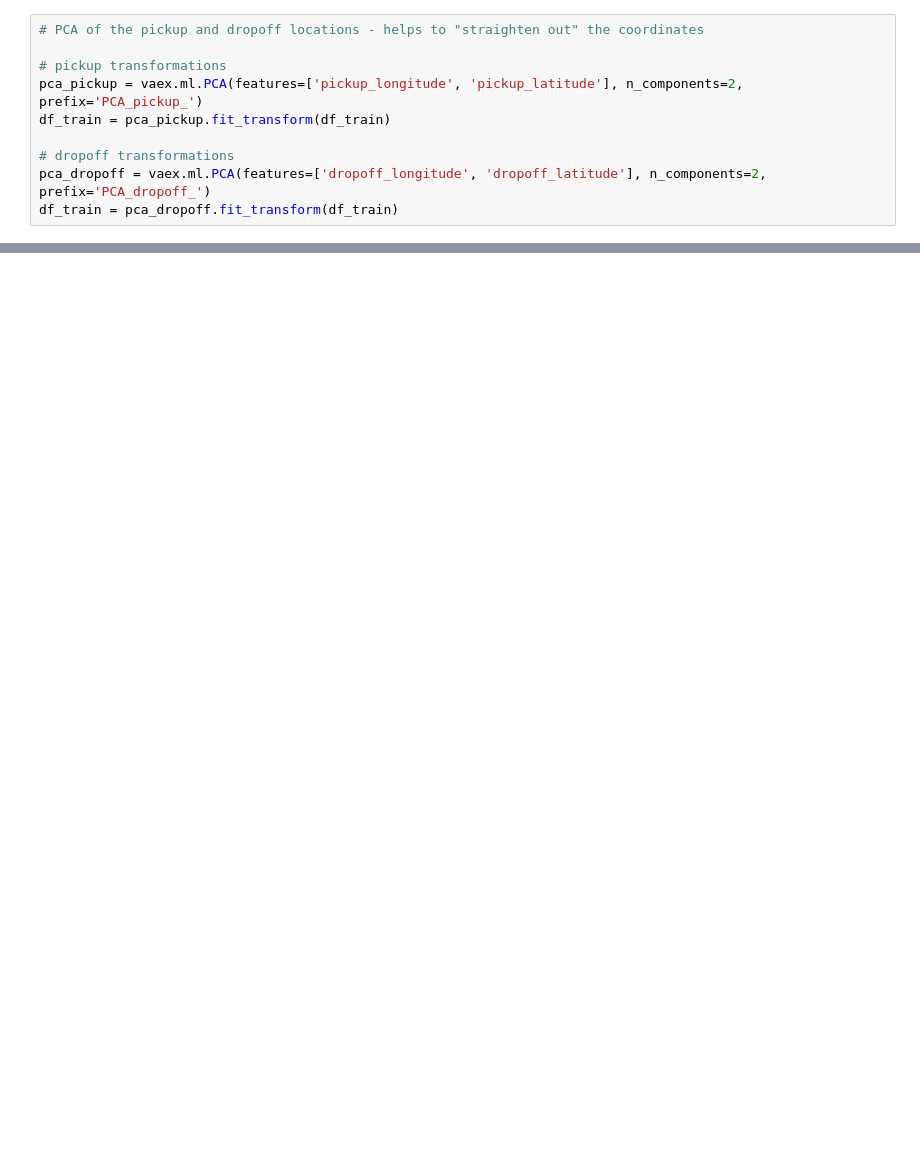
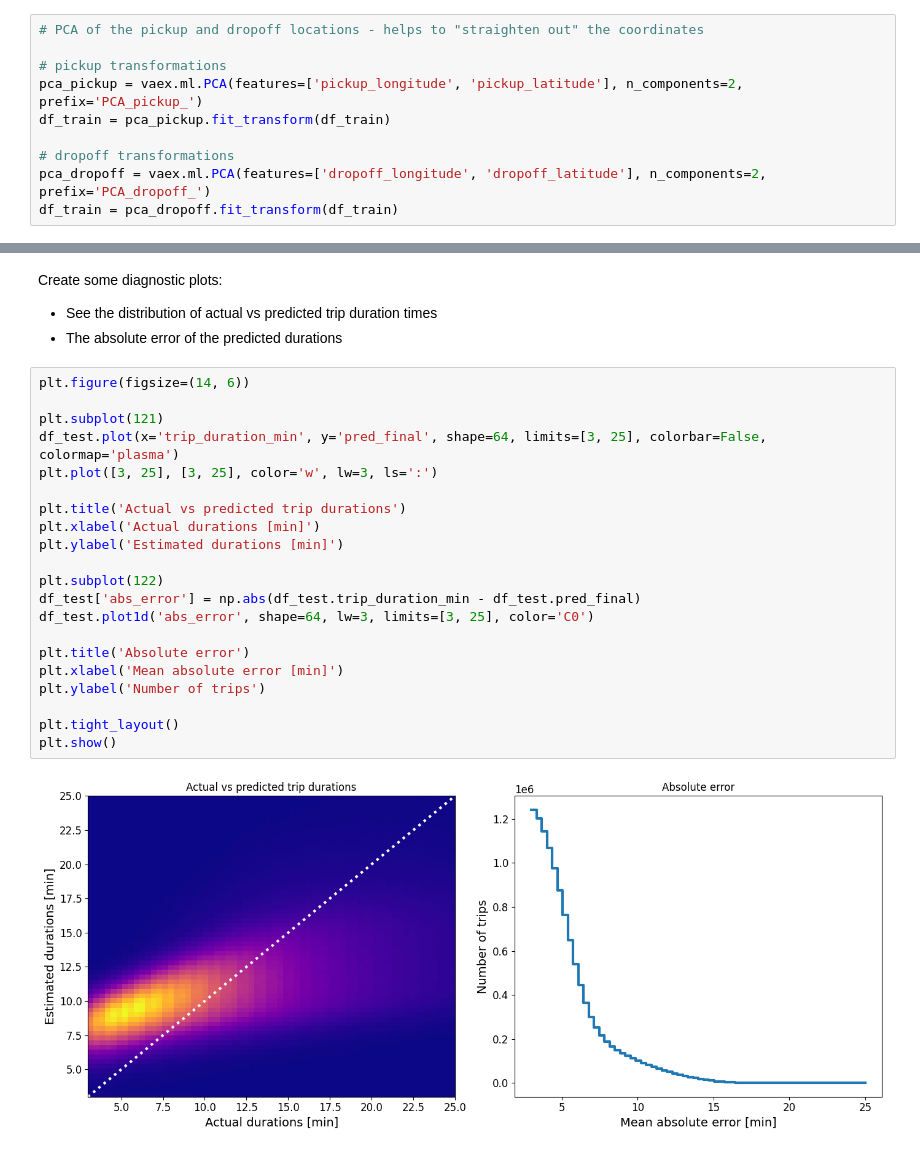
Before and after one commit to natech123/presenation_playground, a Jupyter notebook: vaex_ml.ipynb, the cells around one changed output, grey strips where cells are left out. Drawn from its saved outputs; the diff is of its cells as text; blank space fills up the shorter version.

```diff
--- a/vaex_ml.ipynb
+++ b/vaex_ml.ipynb
@@ -158,0 +436,27 @@ plt.show()
+# %% [markdown]
+Create some diagnostic plots:
+ - See the distribution of actual vs predicted trip duration times
+ - The absolute error of the predicted durations
+# %%
+plt.figure(figsize=(14, 6))
+
+plt.subplot(121)
+df_test.plot(x='trip_duration_min', y='pred_final', shape=64, limits=[3, 25], colorbar=False, colormap='plasma')
+plt.plot([3, 25], [3, 25], color='w', lw=3, ls=':')
+
+plt.title('Actual vs predicted trip durations')
+plt.xlabel('Actual durations [min]')
+plt.ylabel('Estimated durations [min]')
+
+plt.subplot(122)
+df_test['abs_error'] = np.abs(df_test.trip_duration_min - df_test.pred_final)
+df_test.plot1d('abs_error', shape=64, lw=3, limits=[3, 25], color='C0')
+
+plt.title('Absolute error')
+plt.xlabel('Mean absolute error [min]')
+plt.ylabel('Number of trips')
+
+plt.tight_layout()
+plt.show()
+# %% [output]
+[figure, added]
```
Also changed, not shown: parts of 55 cells of this notebook, 4 other files.
